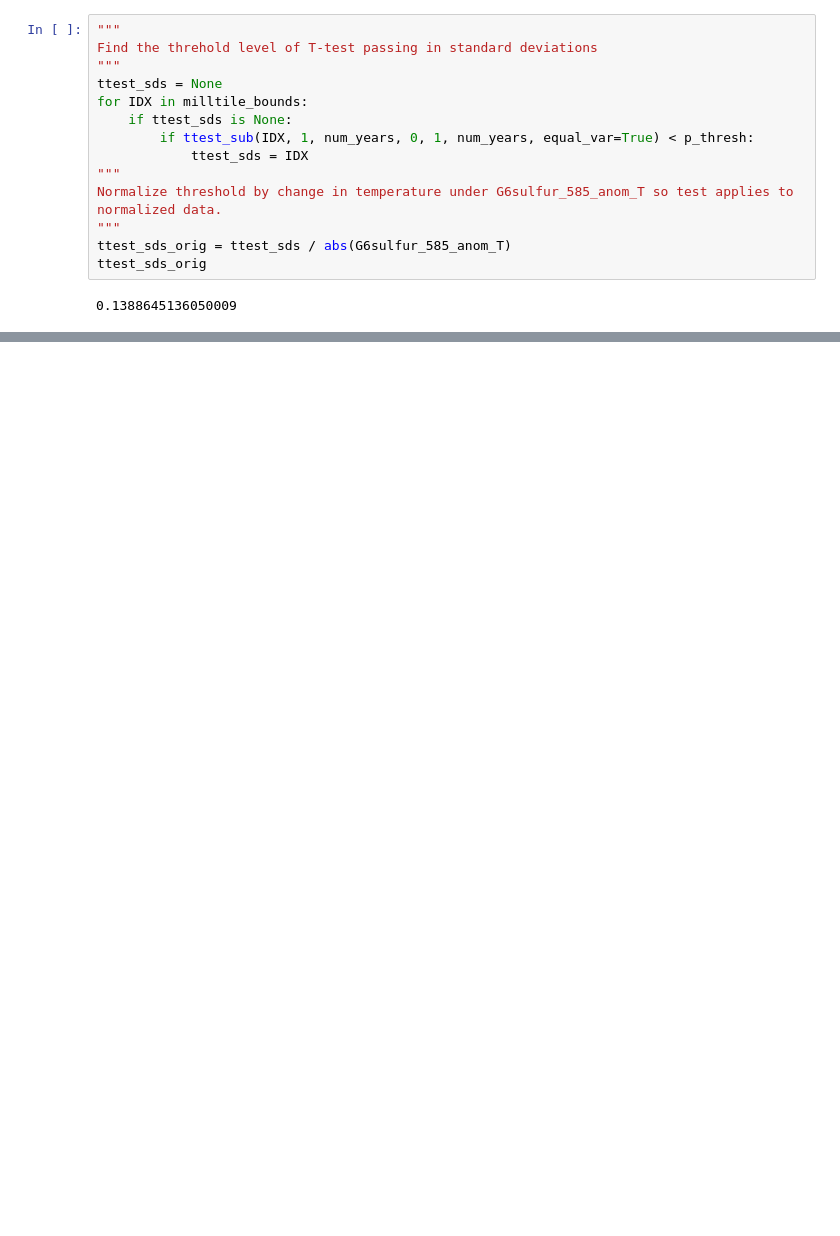
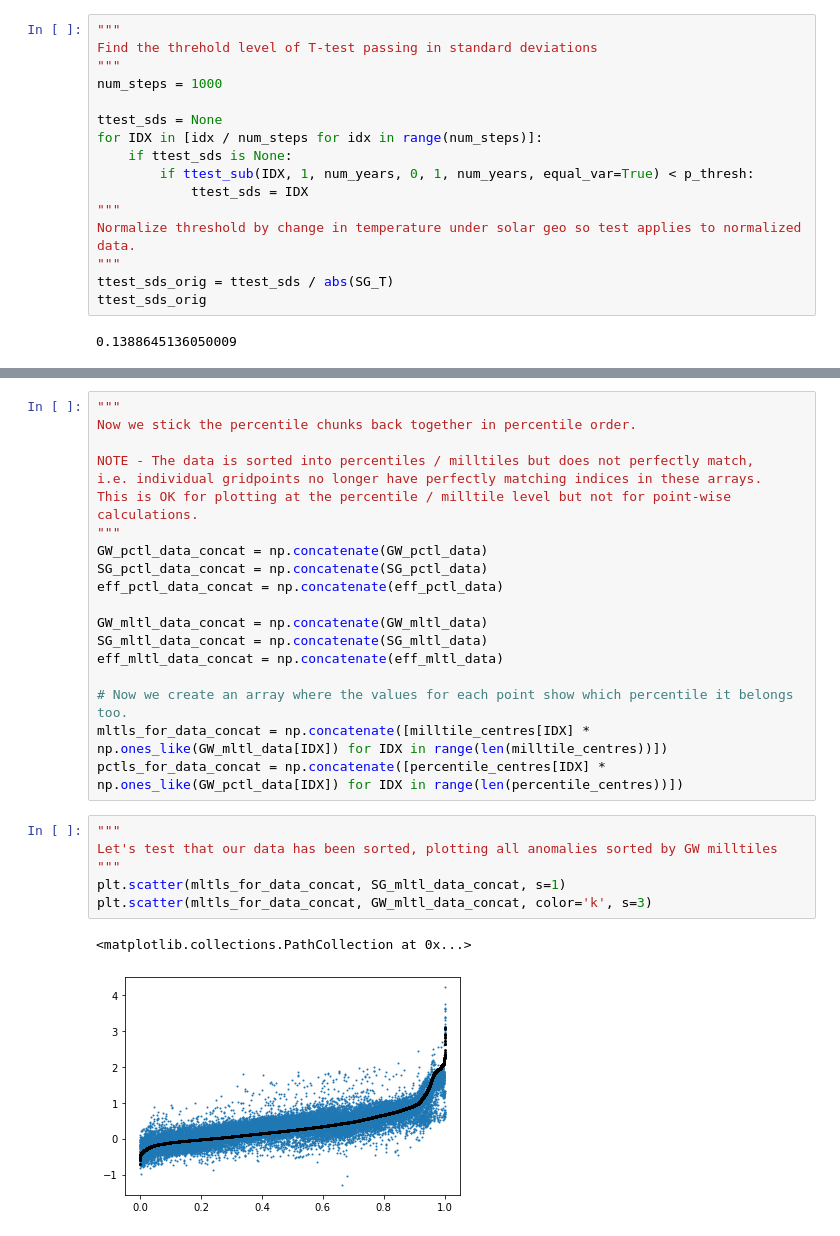
Before and after one commit to pjirvine/xarray_example, a Jupyter notebook: efficacy_metric.ipynb, the cells around one changed output, grey strips where cells are left out. Drawn from its saved outputs; the diff is of its cells as text; blank space fills up the shorter version.

```diff
--- a/efficacy_metric.ipynb
+++ b/efficacy_metric.ipynb
@@ -211,15 +280,17 @@ milltile_centres = [(idx+0.5) / 1000. for idx in range(1000)]
 """
 Find the threhold level of T-test passing in standard deviations
 """
+num_steps = 1000
+
 ttest_sds = None
-for IDX in milltile_bounds:
+for IDX in [idx / num_steps for idx in range(num_steps)]:
     if ttest_sds is None:
         if ttest_sub(IDX, 1, num_years, 0, 1, num_years, equal_var=True) < p_thresh:
             ttest_sds = IDX
 """
-Normalize threshold by change in temperature under G6sulfur_585_anom_T so test applies to normalized data.
+Normalize threshold by change in temperature under solar geo so test applies to normalized data.
 """
-ttest_sds_orig = ttest_sds / abs(G6sulfur_585_anom_T)
+ttest_sds_orig = ttest_sds / abs(SG_T)
 ttest_sds_orig
 # %% [output]
 0.1388645136050009
@@ -299,0 +324,28 @@ milltile_centres[sign_where[0][1]]
+# %%
+"""
+Now we stick the percentile chunks back together in percentile order.
+
+NOTE - The data is sorted into percentiles / milltiles but does not perfectly match,
+i.e. individual gridpoints no longer have perfectly matching indices in these arrays.
+This is OK for plotting at the percentile / milltile level but not for point-wise calculations.
+"""
+GW_pctl_data_concat = np.concatenate(GW_pctl_data)
+SG_pctl_data_concat = np.concatenate(SG_pctl_data)
+eff_pctl_data_concat = np.concatenate(eff_pctl_data)
+
+GW_mltl_data_concat = np.concatenate(GW_mltl_data)
+SG_mltl_data_concat = np.concatenate(SG_mltl_data)
+eff_mltl_data_concat = np.concatenate(eff_mltl_data)
+
+# Now we create an array where the values for each point show which percentile it belongs too.
+mltls_for_data_concat = np.concatenate([milltile_centres[IDX] * np.ones_like(GW_mltl_data[IDX]) for IDX in range(len(milltile_centres))])
+pctls_for_data_concat = np.concatenate([percentile_centres[IDX] * np.ones_like(GW_pctl_data[IDX]) for IDX in range(len(percentile_centres))])
+# %%
+"""
+Let's test that our data has been sorted, plotting all anomalies sorted by GW milltiles
+"""
+plt.scatter(mltls_for_data_concat, SG_mltl_data_concat, s=1)
+plt.scatter(mltls_for_data_concat, GW_mltl_data_concat, color='k', s=3)
+# %% [output]
+<matplotlib.collections.PathCollection at 0x...>
+[figure, added]
```
Also changed, not shown: parts of 31 cells of this notebook, 1 other file.
